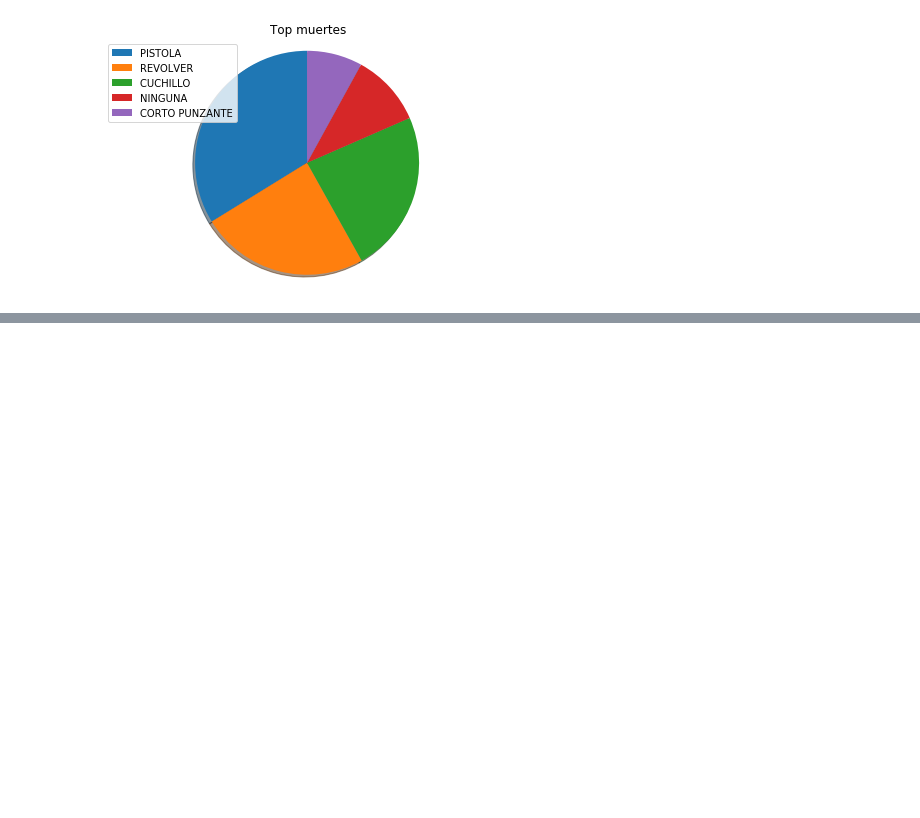
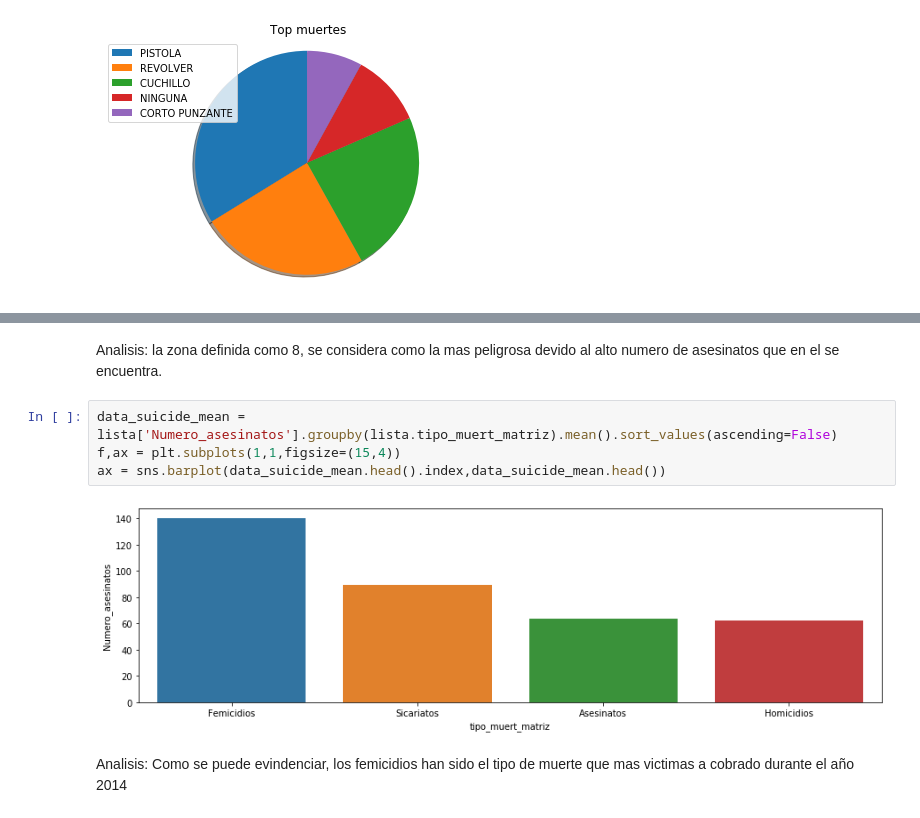
Before and after one commit to 2019-B-GR1-Python/py-yanez-aguiar-angel-daniel, a Jupyter notebook: 06-proyecto/proyecto.ipynb, the cells around one changed output, grey strips where cells are left out. Cells and saved outputs as stored; diff of their text form; blank space fills up the shorter version.

```diff
--- a/06-proyecto/proyecto.ipynb
+++ b/06-proyecto/proyecto.ipynb
@@ -76,0 +154,10 @@ plt.show()
+# %% [markdown]
+Analisis: la zona definida como 8, se considera como la mas peligrosa devido al alto numero de asesinatos que en el se encuentra.
+# %%
+data_suicide_mean = lista['Numero_asesinatos'].groupby(lista.tipo_muert_matriz).mean().sort_values(ascending=False)
+f,ax = plt.subplots(1,1,figsize=(15,4))
+ax = sns.barplot(data_suicide_mean.head().index,data_suicide_mean.head())
+# %% [output]
+[figure, added]
+# %% [markdown]
+Analisis: Como se puede evindenciar, los femicidios han sido el tipo de muerte que mas victimas a cobrado durante el año 2014
```
Also changed, not shown: parts of 24 cells of this notebook, 5 other files.
